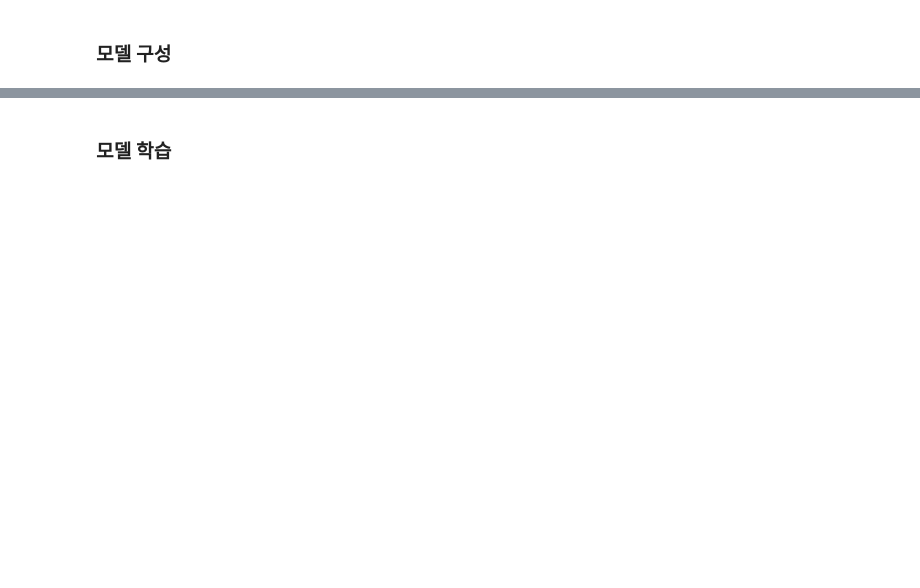
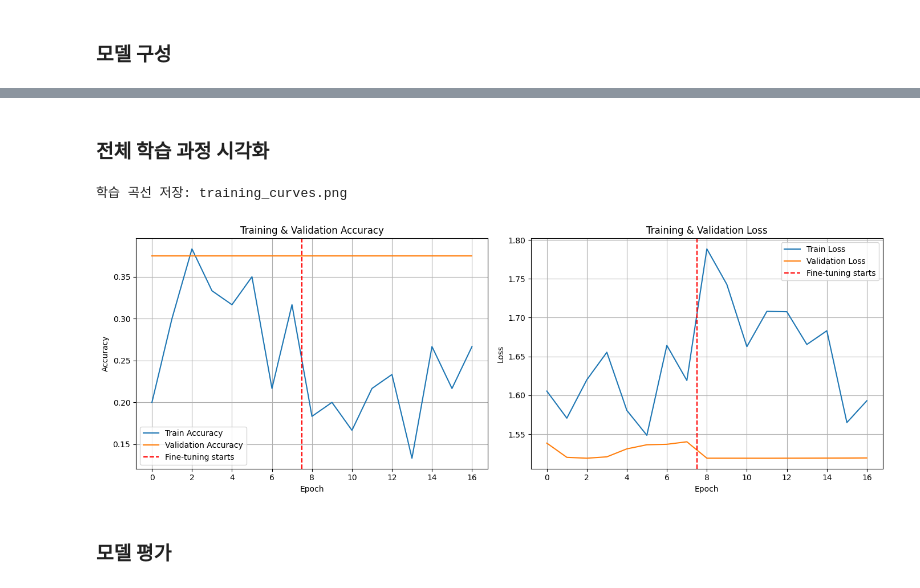
Before and after one commit to AcneLog/AcneLog_AI, a Jupyter notebook: model.ipynb, the cells around one changed output, grey strips where cells are left out. Saved outputs shown, nothing was run; the diff lists cells and outputs as text; code cells hidden in the pictures; blank space fills up the shorter version.

```diff
--- a/model.ipynb
+++ b/model.ipynb
@@ -82,2 +442,43 @@ model.compile(optimizer='adam', loss='categorical_crossentropy', metrics=['accur
+# %% [markdown]
+### 전체 학습 과정 시각화
+# %%
+# 두 phase 합치기
+acc = history1.history['accuracy'] + history2.history['accuracy']
+val_acc = history1.history['val_accuracy'] + history2.history['val_accuracy']
+loss = history1.history['loss'] + history2.history['loss']
+val_loss = history1.history['val_loss'] + history2.history['val_loss']
+
+epochs_range = range(len(acc))
+phase1_end = len(history1.history['accuracy'])
+
+plt.figure(figsize=(14, 5))
+
+plt.subplot(1, 2, 1)
+plt.plot(epochs_range, acc, label='Train Accuracy')
+plt.plot(epochs_range, val_acc, label='Validation Accuracy')
+plt.axvline(x=phase1_end-0.5, color='r', linestyle='--', label='Fine-tuning starts')
+plt.title('Training & Validation Accuracy')
+plt.xlabel('Epoch')
+plt.ylabel('Accuracy')
+plt.legend()
+plt.grid(True)
+
+plt.subplot(1, 2, 2)
+plt.plot(epochs_range, loss, label='Train Loss')
+plt.plot(epochs_range, val_loss, label='Validation Loss')
+plt.axvline(x=phase1_end-0.5, color='r', linestyle='--', label='Fine-tuning starts')
+plt.title('Training & Validation Loss')
+plt.xlabel('Epoch')
+plt.ylabel('Loss')
+plt.legend()
+plt.grid(True)
+
+plt.tight_layout()
+plt.savefig('training_curves.png', dpi=150, bbox_inches='tight')
+print("학습 곡선 저장: training_curves.png")
+plt.show()
+# %% [output]
+학습 곡선 저장: training_curves.png
+[figure, added]
 # %% [markdown]
-### 모델 학습
+### 모델 평가
```
Also changed, not shown: parts of 40 cells of this notebook, 5 other files.
